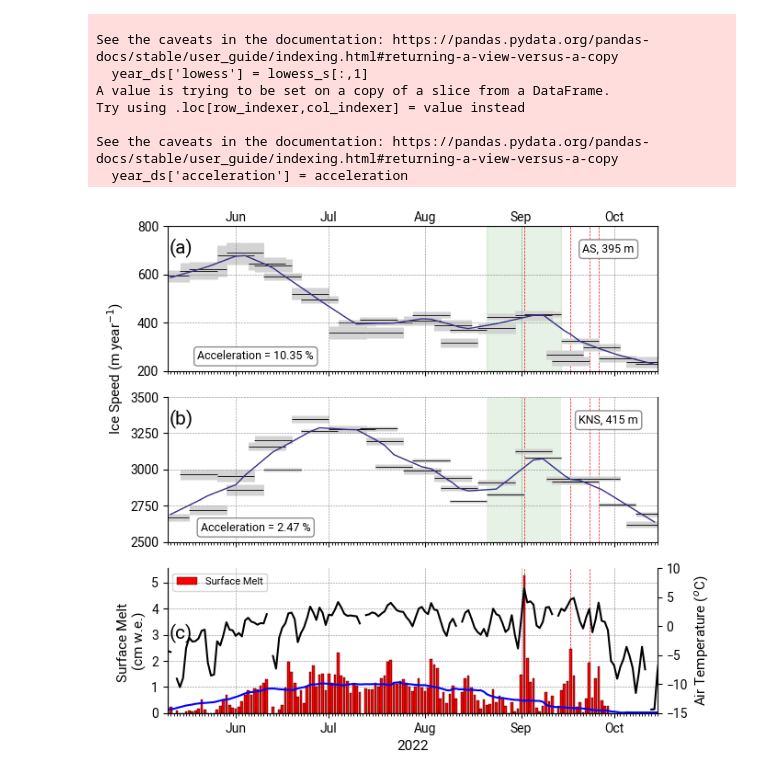
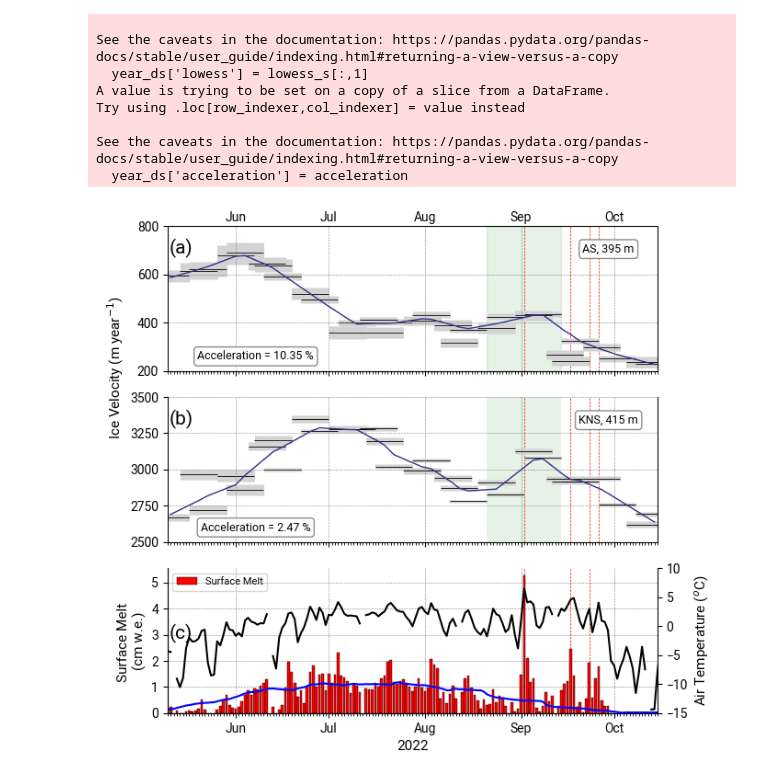
Before and after one commit to ry-ing/GrIS_late-season-melt-event, a Jupyter notebook: code/figures/fig4_MTG_velocities.ipynb, the cells around one changed output. Drawn from its saved outputs; the diff is of its cells as text; code cells hidden in the pictures.

Commit message:
slight changes to figures

```diff
--- a/code/figures/fig4_MTG_velocities.ipynb
+++ b/code/figures/fig4_MTG_velocities.ipynb
@@ -191,7 +191,7 @@ ax1.xaxis.set_major_formatter(majorFmt)
 ax1.xaxis.set_major_locator(mdates.MonthLocator(interval=1))
 ax1.set_xticklabels([])
 ax1.spines[['top']].set_visible(False)
-ax1.set_ylabel('Ice Speed (m year$^{-1}$)', y=1.2)
+ax1.set_ylabel('Ice Velocity (m year$^{-1}$)', y=1.2)
 
 ax1.grid(color='grey', linestyle='--', linewidth=0.4, zorder=-5)
 ax1.axvline(pd.to_datetime('2022-09-02'), color='r', linewidth=0.5, linestyle='--', zorder=-5)
@@ -225,31 +225,31 @@ myFmt = mdates.DateFormatter('')
 ax5.xaxis.set_minor_formatter(myFmt)
 ax5.xaxis.set_minor_locator(mdates.DayLocator(interval=1))
 ax5.grid(color='grey', linestyle='--', linewidth=0.4, zorder=-5)
 ax5.axvline(pd.to_datetime('2022-09-02'), color='r', linewidth=0.5, linestyle='--', zorder=-5)
 ax5.axvline(pd.to_datetime('2022-09-17'), color='r', linewidth=0.5, linestyle='--', zorder=-5)
 ax5.axvline(pd.to_datetime('2022-09-23'), color='r', linewidth=0.5, linestyle='--', zorder=-5)
 
 majorFmt = mdates.DateFormatter('%b')
 ax5.xaxis.set_major_formatter(majorFmt)
 ax5.xaxis.set_major_locator(mdates.MonthLocator(interval=1))
 ax5.legend(loc='upper left', fontsize=8)
 ax5.spines[['right', 'top']].set_visible(False)
 ax5.set_xlabel('2022')
 
 ax5b = ax5.twinx()
 ax5b.plot(time_cosipy, T2-273.15, c='k', label='T2')
 ax5b.set_ylim(-15,10)
 ax5b.set_ylabel('Air Temperature ($^{o}$C)')
 ax5b.set_yticks([-15,-10,-5,0,5,10])
 ax5b.spines[['top']].set_visible(False)
 
 ax5.text(0.004, 0.51, '(c)', transform=ax5.transAxes, fontsize=15)
 
 
 width = 6.88
 height = width/1
 fig.set_size_inches(width, height)
 plt.show()
 fig.savefig('fig3_MTG_velocities.jpg', dpi=300, bbox_inches='tight')
 # %% [output]
-[figure, old version]
+[figure, new version]
```
Also changed, not shown: 59 other files.
